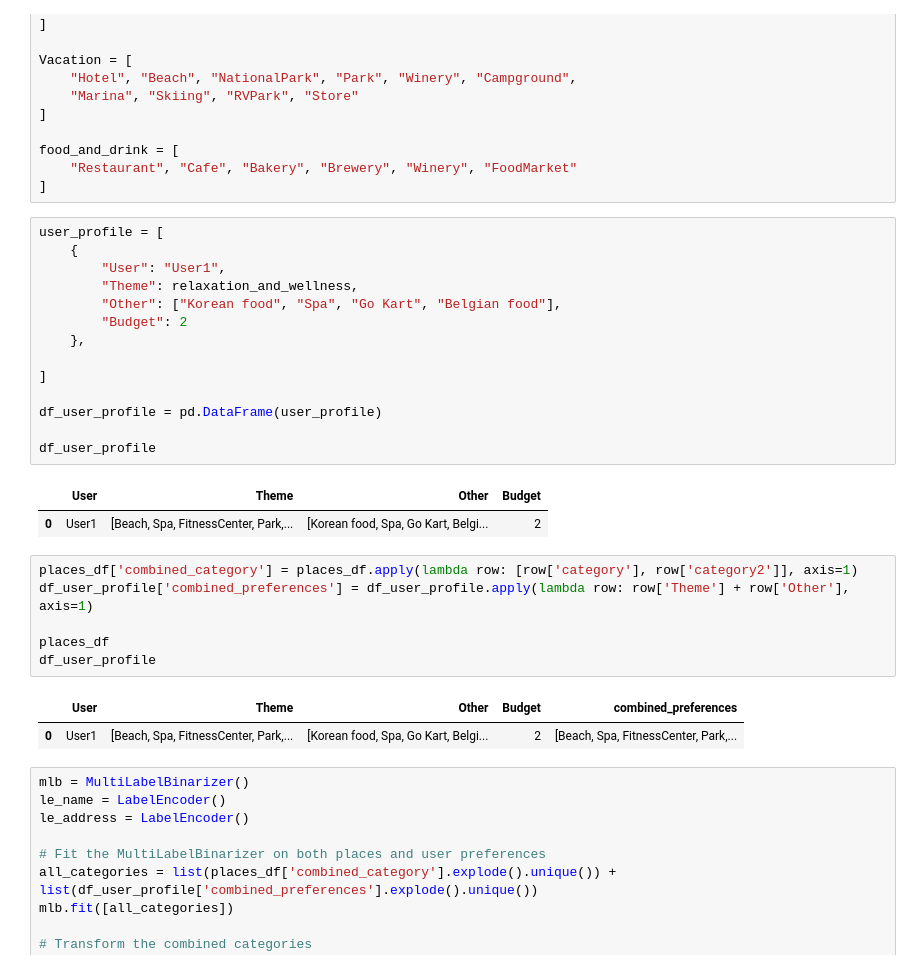
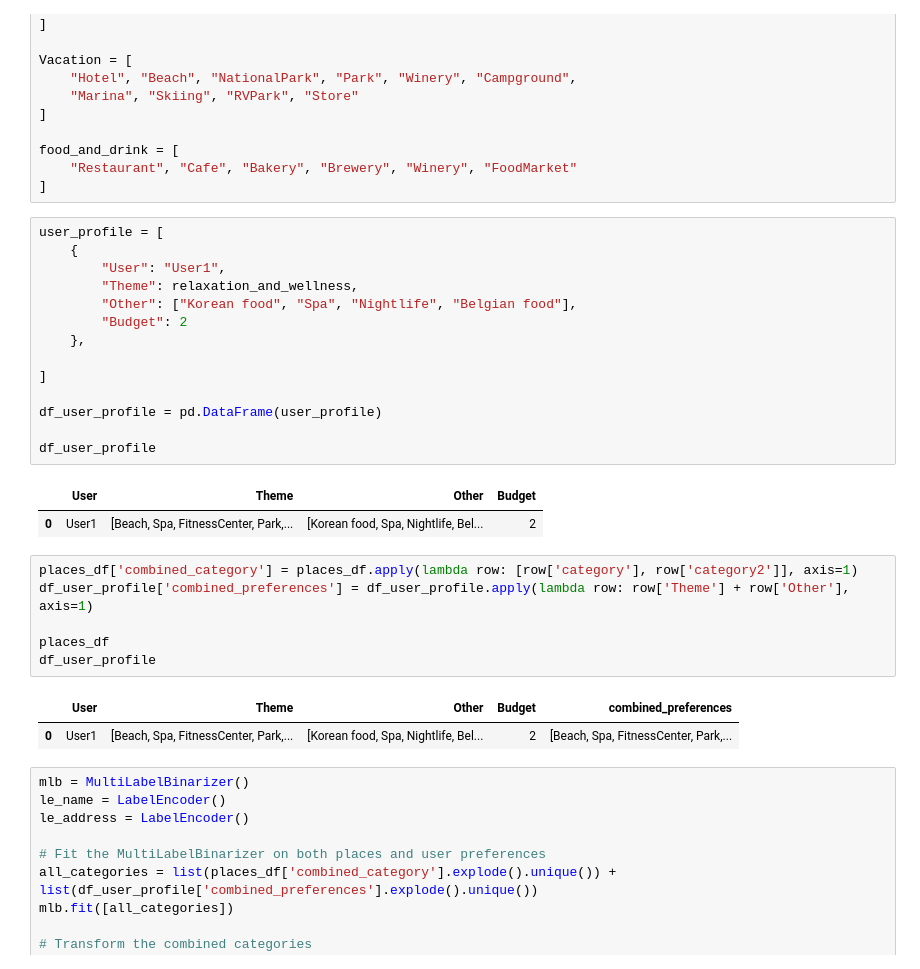
Before and after one commit to headStarter-Travel-app/ProxiLinkBackend, a Jupyter notebook: modelMain.ipynb, the cells around one changed output. Cells and saved outputs as stored; diff of their text form.

```diff
--- a/modelMain.ipynb
+++ b/modelMain.ipynb
@@ -834,20 +834,20 @@ food_and_drink = [
 # %%
 user_profile = [
     {
         "User": "User1",
         "Theme": relaxation_and_wellness,
-        "Other": ["Korean food", "Spa", "Go Kart", "Belgian food"],
+        "Other": ["Korean food", "Spa", "Nightlife", "Belgian food"],
         "Budget": 2
     },
 
 ]
 
 df_user_profile = pd.DataFrame(user_profile)
 
 df_user_profile
 # %% [output]
 |  | User | Theme | Other | Budget |
-| 0 | User1 | [Beach, Spa, FitnessCenter, Park,... | [Korean food, Spa, Go Kart, Belgi... | 2 |
+| 0 | User1 | [Beach, Spa, FitnessCenter, Park,... | [Korean food, Spa, Nightlife, Bel... | 2 |
 # %%
 places_df['combined_category'] = places_df.apply(lambda row: [row['category'], row['category2']], axis=1)
 df_user_profile['combined_preferences'] = df_user_profile.apply(lambda row: row['Theme'] + row['Other'], axis=1)
@@ -856,7 +856,7 @@ places_df
 df_user_profile
 # %% [output]
 |  | User | Theme | Other | Budget | combined_preferences |
-| 0 | User1 | [Beach, Spa, FitnessCenter, Park,... | [Korean food, Spa, Go Kart, Belgi... | 2 | [Beach, Spa, FitnessCenter, Park,... |
+| 0 | User1 | [Beach, Spa, FitnessCenter, Park,... | [Korean food, Spa, Nightlife, Bel... | 2 | [Beach, Spa, FitnessCenter, Park,... |
 # %%
 mlb = MultiLabelBinarizer()
 le_name = LabelEncoder()
```
Also changed, not shown: parts of 4 cells of this notebook.
